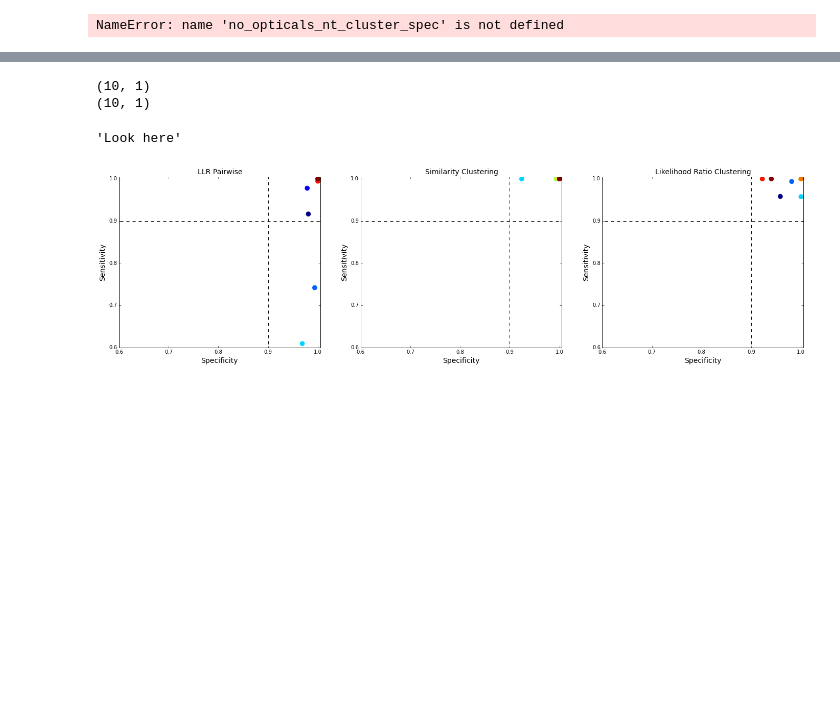
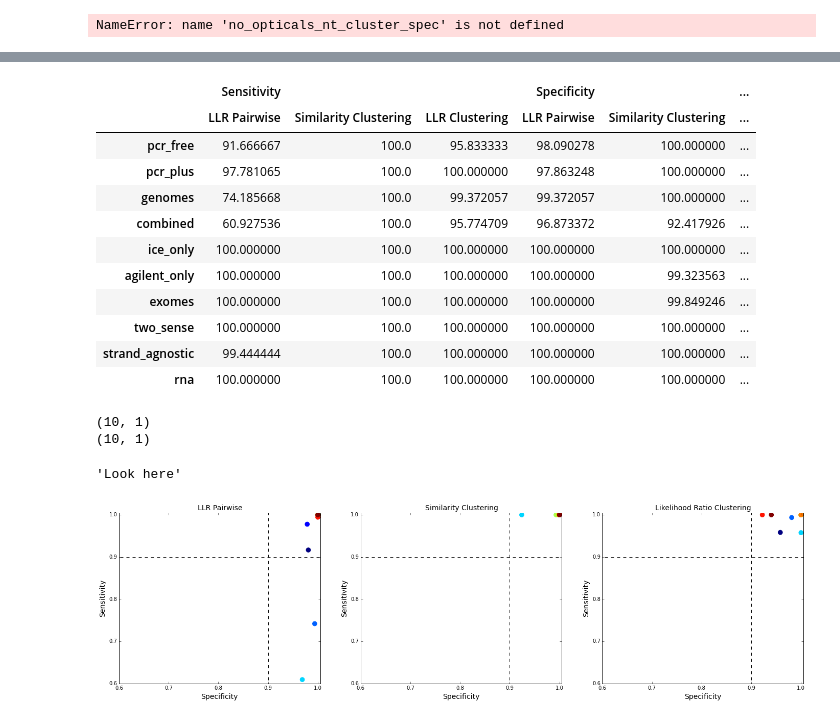
Before and after one commit to bradtaylor/thesis, a Jupyter notebook: performance_figures.ipynb, the cells around one changed output, grey strips where cells are left out. Drawn from its saved outputs; the diff is of its cells as text; code cells hidden in the pictures; blank space fills up the shorter version.

```diff
--- a/performance_figures.ipynb
+++ b/performance_figures.ipynb
@@ -166,3 +203,18 @@ NameError: name 'no_opticals_nt_cluster_spec' is not defined
+# %%
+100*performance_table
+# %% [output]
+|  | Sensitivity |  |  | Specificity |  | ... |
+|  | LLR Pairwise | Similarity Clustering | LLR Clustering | LLR Pairwise | Similarity Clustering | ... |
+| pcr_free | 91.666667 | 100.0 | 95.833333 | 98.090278 | 100.000000 | ... |
+| pcr_plus | 97.781065 | 100.0 | 100.000000 | 97.863248 | 100.000000 | ... |
+| genomes | 74.185668 | 100.0 | 99.372057 | 99.372057 | 100.000000 | ... |
+| combined | 60.927536 | 100.0 | 95.774709 | 96.873372 | 92.417926 | ... |
+| ice_only | 100.000000 | 100.0 | 100.000000 | 100.000000 | 100.000000 | ... |
+| agilent_only | 100.000000 | 100.0 | 100.000000 | 100.000000 | 99.323563 | ... |
+| exomes | 100.000000 | 100.0 | 100.000000 | 100.000000 | 99.849246 | ... |
+| two_sense | 100.000000 | 100.0 | 100.000000 | 100.000000 | 100.000000 | ... |
+| strand_agnostic | 99.444444 | 100.0 | 100.000000 | 100.000000 | 100.000000 | ... |
+| rna | 100.000000 | 100.0 | 100.000000 | 100.000000 | 100.000000 | ... |
 # %%
 distance = u'Exact Pairs Affinity'
 
```
Also changed, not shown: parts of 8 cells of this notebook, 3 other files.
